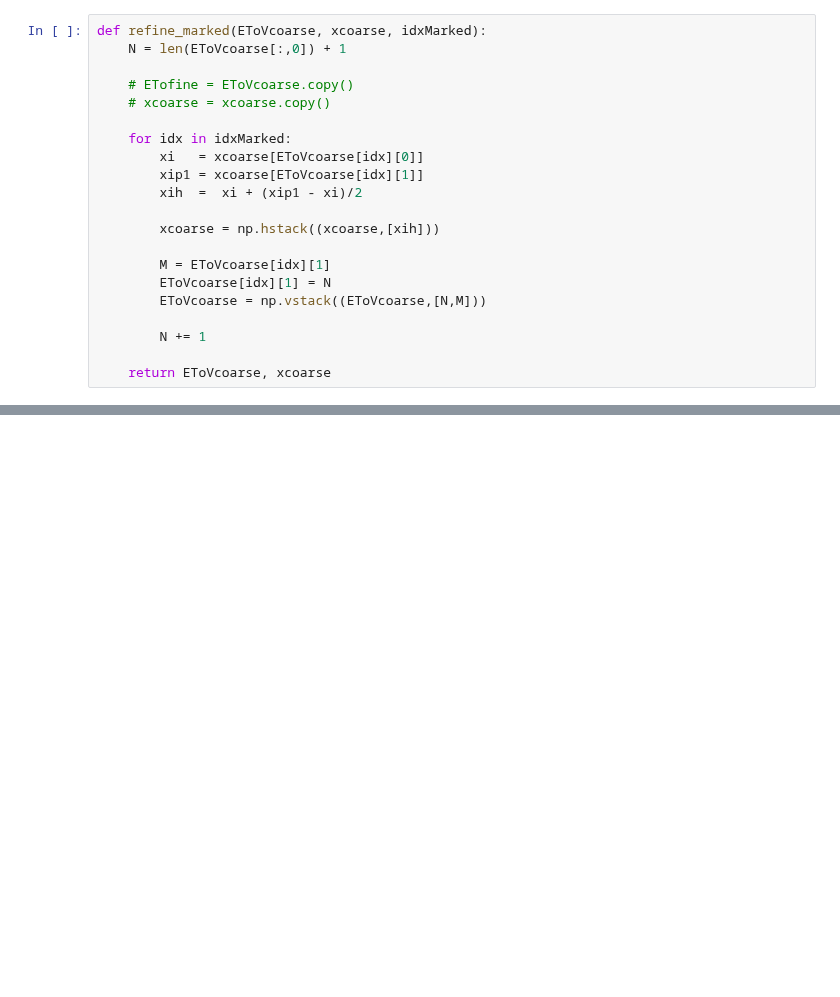
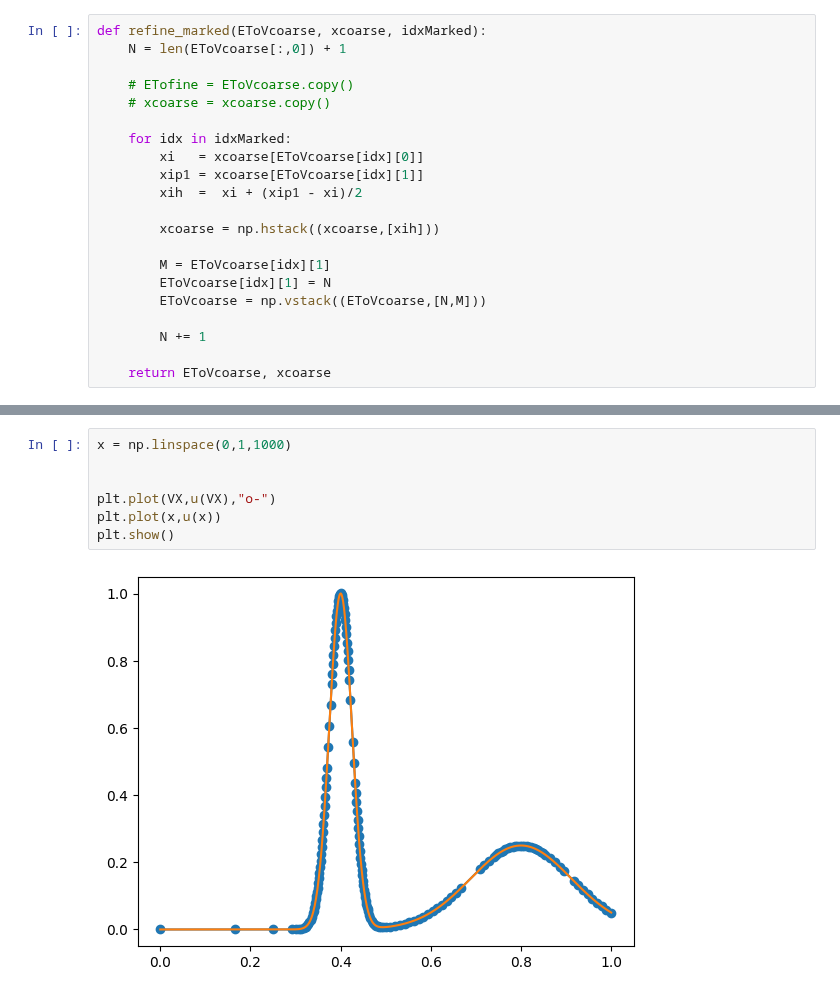
Before and after one commit to MarcusKNielsen/FEM, a Jupyter notebook: Assignment1.ipynb, the cells around one changed output, grey strips where cells are left out. Saved outputs shown, nothing was run; the diff lists cells and outputs as text; blank space fills up the shorter version.

```diff
--- a/Assignment1.ipynb
+++ b/Assignment1.ipynb
@@ -581,0 +573,9 @@ print(EToV, VX)
+# %%
+x = np.linspace(0,1,1000)
+
+
+plt.plot(VX,u(VX),"o-")
+plt.plot(x,u(x))
+plt.show()
+# %% [output]
+[figure, added]
```
Also changed, not shown: parts of 10 cells of this notebook.
